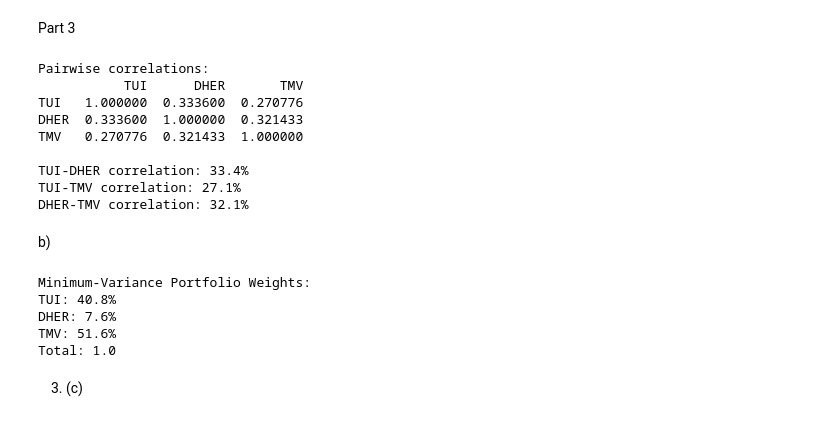
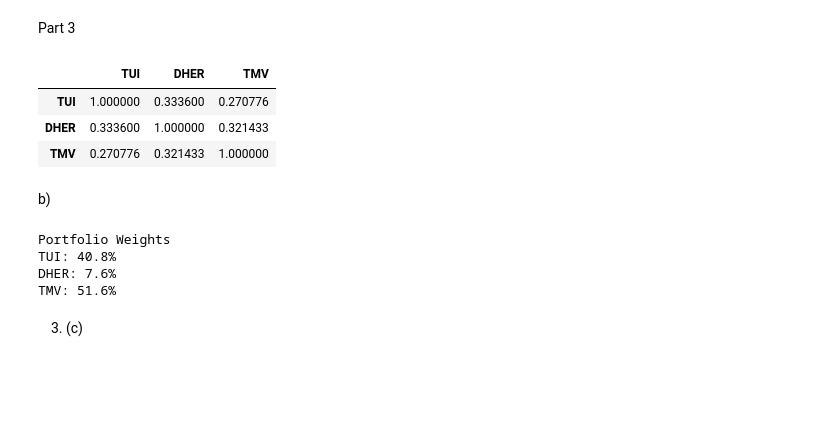
Before and after one commit to NicolasRuffing/Tof-Quizzes, a Jupyter notebook: Peer/Quiz 1/quiz1_peervonwilcken.ipynb, the cells around one changed output. Saved outputs shown, nothing was run; the diff lists cells and outputs as text; code cells hidden in the pictures; blank space fills up the shorter version.

```diff
--- a/Peer/Quiz 1/quiz1_peervonwilcken.ipynb
+++ b/Peer/Quiz 1/quiz1_peervonwilcken.ipynb
@@ -120,35 +116,24 @@ Part 3
 # %%
 # Calculate simple returns for all stocks
 tui_simple_returns = (df['TUI'] / df['TUI'].shift(1) - 1).dropna()
 dher_simple_returns = (df['DHER'] / df['DHER'].shift(1) - 1).dropna()
 tmv_simple_returns = (df['TMV'] / df['TMV'].shift(1) - 1).dropna()
 
 # Put them in a dataframe for easier correlation calculation
 returns_df = pd.DataFrame({
     'TUI': tui_simple_returns,
     'DHER': dher_simple_returns,
     'TMV': tmv_simple_returns
 })
 
 # Correlation matrix
 correlation_matrix = returns_df.corr()
-print("Pairwise correlations:")
-print(correlation_matrix)
-
-# Extract the specific correlations (as percentages)
-print(f"\nTUI-DHER correlation: {correlation_matrix.loc['TUI', 'DHER'] * 100:.1f}%")
-print(f"TUI-TMV correlation: {correlation_matrix.loc['TUI', 'TMV'] * 100:.1f}%")
-print(f"DHER-TMV correlation: {correlation_matrix.loc['DHER', 'TMV'] * 100:.1f}%")
+correlation_matrix
 # %% [output]
-Pairwise correlations:
-           TUI      DHER       TMV
-TUI   1.000000  0.333600  0.270776
-DHER  0.333600  1.000000  0.321433
-TMV   0.270776  0.321433  1.000000
-
-TUI-DHER correlation: 33.4%
-TUI-TMV correlation: 27.1%
-DHER-TMV correlation: 32.1%
+|  | TUI | DHER | TMV |
+| TUI | 1.000000 | 0.333600 | 0.270776 |
+| DHER | 0.333600 | 1.000000 | 0.321433 |
+| TMV | 0.270776 | 0.321433 | 1.000000 |
 # %% [markdown]
 b)
 # %%
@@ -165,20 +150,18 @@ numerator = inv_cov_matrix @ ones
 denominator = ones.T @ inv_cov_matrix @ ones
 weights = numerator / denominator
 
-print(f"Minimum-Variance Portfolio Weights:")
+print(f"Portfolio Weights")
 print(f"TUI: {weights[0][0] * 100:.1f}%")
 print(f"DHER: {weights[1][0] * 100:.1f}%")
 print(f"TMV: {weights[2][0] * 100:.1f}%")
-print(f"Total: {weights.sum():.1f}")
 
 # Keep these for later calculations
 mvp_weights = weights.flatten()
 # %% [output]
-Minimum-Variance Portfolio Weights:
+Portfolio Weights
 TUI: 40.8%
 DHER: 7.6%
 TMV: 51.6%
-Total: 1.0
 # %% [markdown]
 3. (c)
 # %%
```
Also changed, not shown: parts of 5 cells of this notebook.
